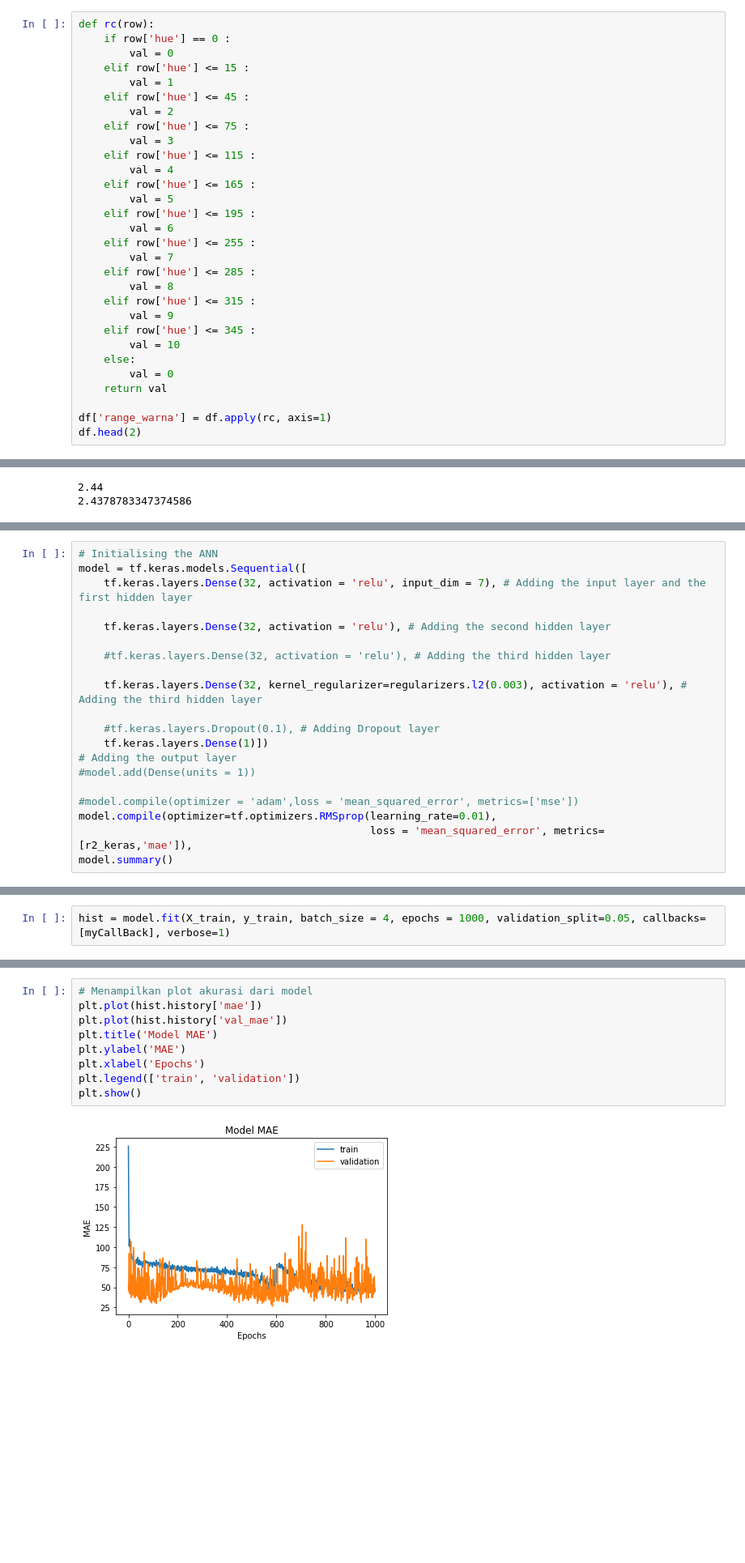
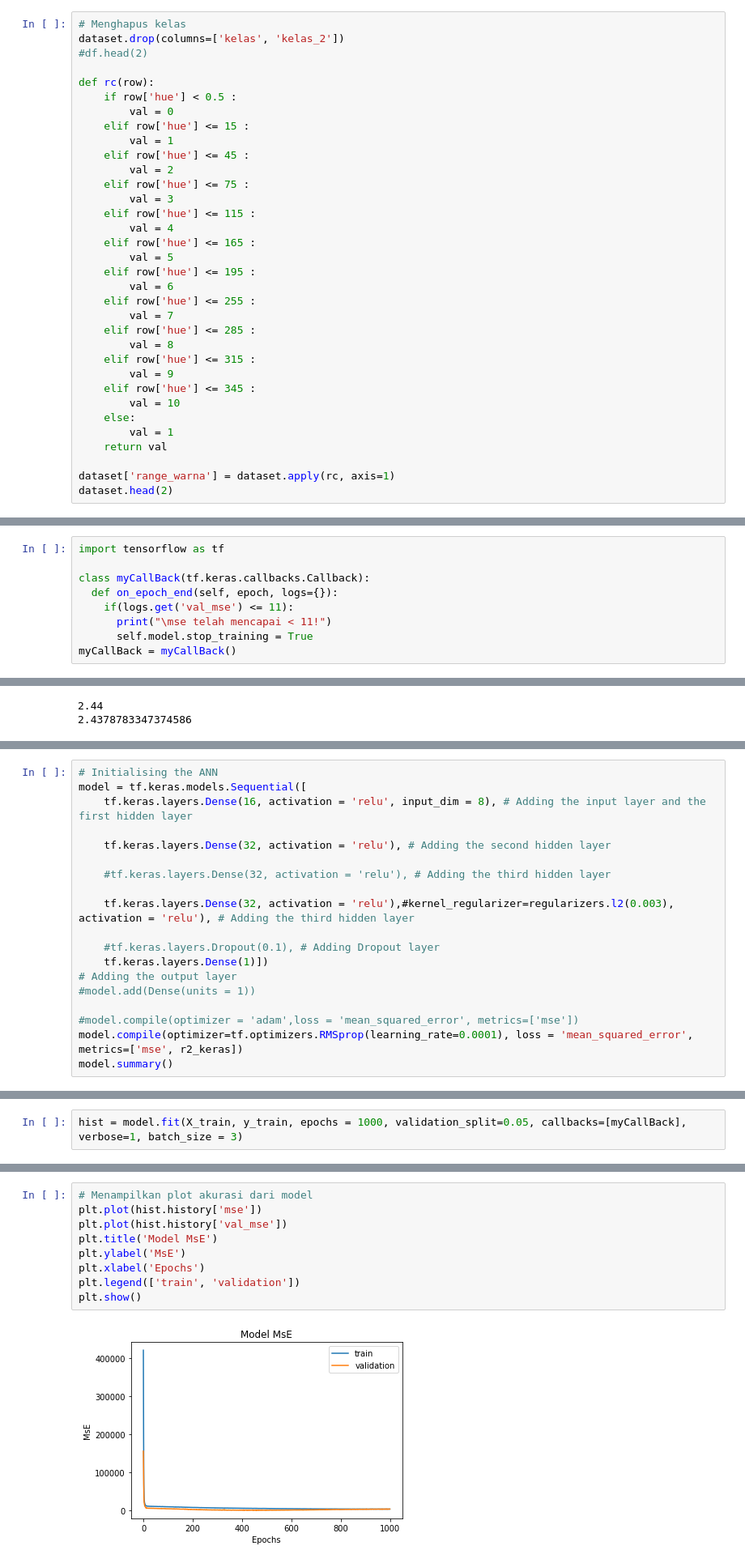
Before and after one commit to geadalfa/PrediksiWarna, a Jupyter notebook: Randomforest_NN.ipynb, the cells around one changed output, grey strips where cells are left out. Shown at 81% size. Drawn from its saved outputs; the diff is of its cells as text; blank space fills up the shorter version.

```diff
--- a/Randomforest_NN.ipynb
+++ b/Randomforest_NN.ipynb
@@ -519,8 +519,12 @@ df.drop(columns=['kelas', 'kelas_2'], axis=1, inplace=True)
 # %% [markdown]
 ![image.png](embedded-picture-1)
 # %%
+# Menghapus kelas
+dataset.drop(columns=['kelas', 'kelas_2'])
+#df.head(2)
+
 def rc(row):
-    if row['hue'] == 0 :
+    if row['hue'] < 0.5 :
         val = 0
     elif row['hue'] <= 15 :
         val = 1
@@ -543,11 +547,11 @@ def rc(row):
     elif row['hue'] <= 345 :
         val = 10
     else:
-        val = 0
+        val = 1
     return val
 
-df['range_warna'] = df.apply(rc, axis=1)
-df.head(2)
+dataset['range_warna'] = dataset.apply(rc, axis=1)
+dataset.head(2)
 # %% [output]
 |  | Color | hsv | hue | saturation | brightness | rgb | minggu ke | Ex. Factory Date | ... |
 | 0 | CREAM | (43.99999999999994, 6.32911392405... | 44.0 | 6.329114 | 92.941176 | [203 198 199] | 1 | 2017-07-09 | ... |
@@ -599,0 +619,9 @@ X_train3, X_test3, y_train3, y_test3 = train_test_split(X3, y, test_size = 0.2,
+# %%
+import tensorflow as tf
+
+class myCallBack(tf.keras.callbacks.Callback):
+  def on_epoch_end(self, epoch, logs={}):
+    if(logs.get('val_mse') <= 11):
+      print("\mse telah mencapai < 11!")
+      self.model.stop_training = True
+myCallBack = myCallBack()
@@ -819,13 +1088,13 @@ myCallBack = myCallBack()
 # %%
 # Initialising the ANN
 model = tf.keras.models.Sequential([
-    tf.keras.layers.Dense(32, activation = 'relu', input_dim = 7), # Adding the input layer and the first hidden layer
+    tf.keras.layers.Dense(16, activation = 'relu', input_dim = 8), # Adding the input layer and the first hidden layer
 
     tf.keras.layers.Dense(32, activation = 'relu'), # Adding the second hidden layer
 
     #tf.keras.layers.Dense(32, activation = 'relu'), # Adding the third hidden layer
 
-    tf.keras.layers.Dense(32, kernel_regularizer=regularizers.l2(0.003), activation = 'relu'), # Adding the third hidden layer
+    tf.keras.layers.Dense(32, activation = 'relu'),#kernel_regularizer=regularizers.l2(0.003), activation = 'relu'), # Adding the third hidden layer
 
     #tf.keras.layers.Dropout(0.1), # Adding Dropout layer
     tf.keras.layers.Dense(1)])
@@ -833,7 +1102,6 @@ model = tf.keras.models.Sequential([
 #model.add(Dense(units = 1))
 
 #model.compile(optimizer = 'adam',loss = 'mean_squared_error', metrics=['mse'])
-model.compile(optimizer=tf.optimizers.RMSprop(learning_rate=0.01),
-                                              loss = 'mean_squared_error', metrics=[r2_keras,'mae']),
+model.compile(optimizer=tf.optimizers.RMSprop(learning_rate=0.0001), loss = 'mean_squared_error', metrics=['mse', r2_keras])
 model.summary()
 # %% [output]
@@ -854,6 +1122,6 @@ Trainable params: 2,401
 Non-trainable params: 0
 _________________________________________________________________
 # %%
-hist = model.fit(X_train, y_train, batch_size = 4, epochs = 1000, validation_split=0.05, callbacks=[myCallBack], verbose=1)
+hist = model.fit(X_train, y_train, epochs = 1000, validation_split=0.05, callbacks=[myCallBack], verbose=1, batch_size = 3)
 # %% [output]
 Epoch 1/1000
@@ -887,14 +1155,14 @@ plt.show()
 # %%
 # Menampilkan plot akurasi dari model
-plt.plot(hist.history['mae'])
-plt.plot(hist.history['val_mae'])
-plt.title('Model MAE')
-plt.ylabel('MAE')
+plt.plot(hist.history['mse'])
+plt.plot(hist.history['val_mse'])
+plt.title('Model MsE')
+plt.ylabel('MsE')
 plt.xlabel('Epochs')
 plt.legend(['train', 'validation'])
 plt.show()
 # %% [output]
-[figure, old version]
+[figure, new version]
 # %%
 y_pred = model.predict(X_test)
 #y_pred
```
Also changed, not shown: parts of 37 cells of this notebook.
